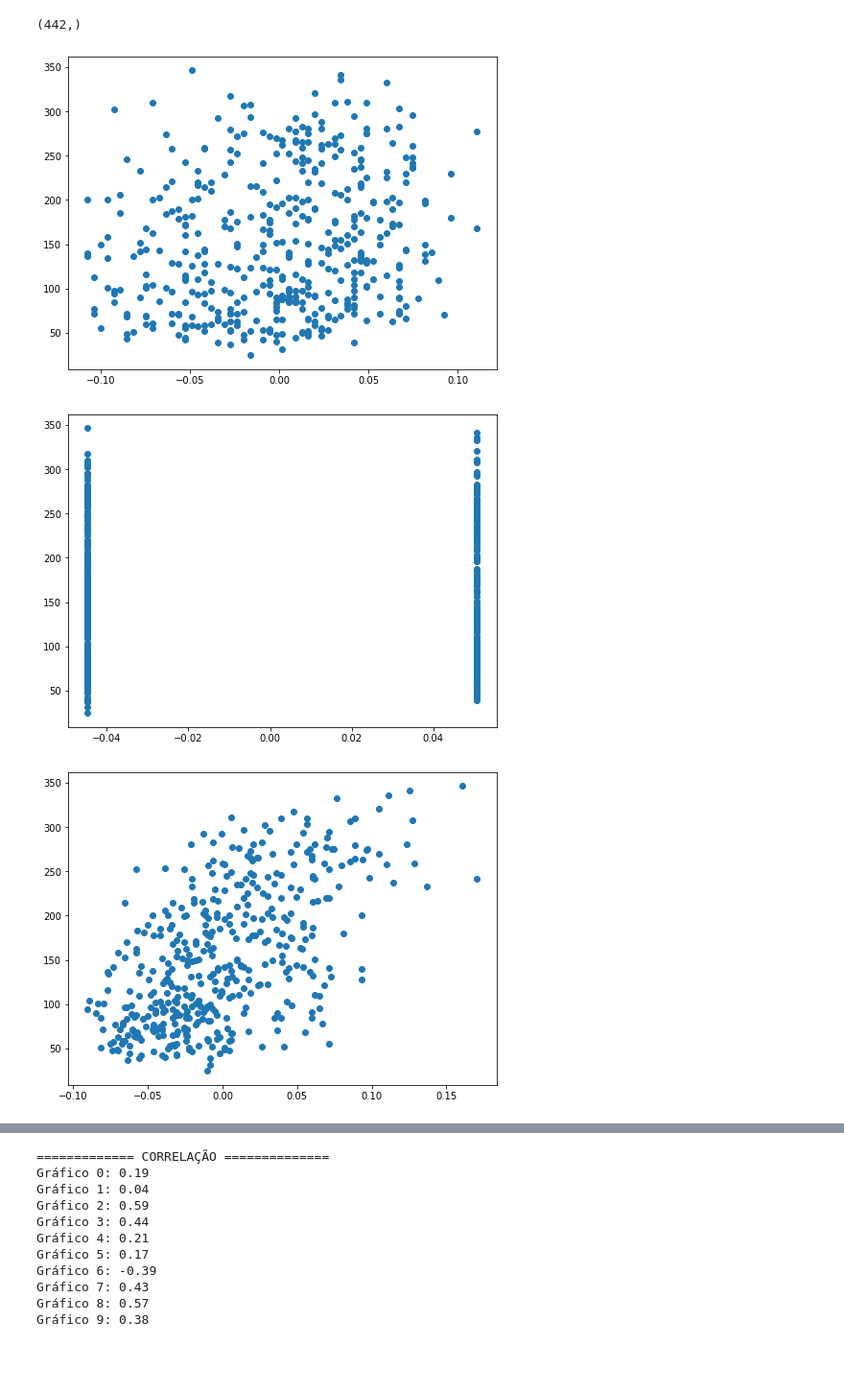
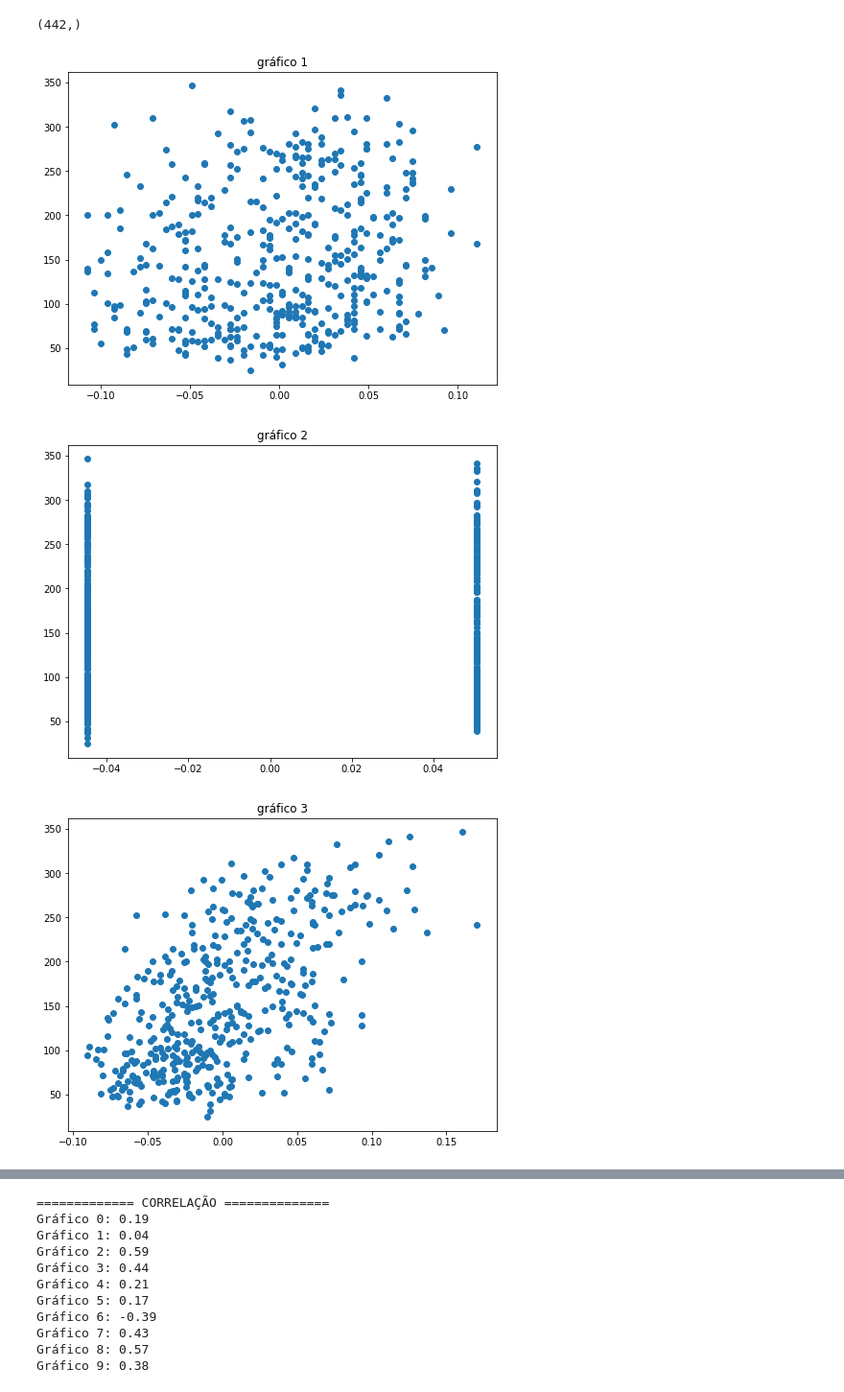
Before and after one commit to Lucas-Souza-Santos/InteligenciaArtificialUFPE, a Jupyter notebook: DatasetDiabete.ipynb, the cells around one changed output, grey strips where cells are left out. Shown at 96% size. Drawn from its saved outputs; the diff is of its cells as text; code cells hidden in the pictures; blank space fills up the shorter version.

```diff
--- a/DatasetDiabete.ipynb
+++ b/DatasetDiabete.ipynb
@@ -23,9 +23,10 @@ y.shape
 # %%
 # Correlação
 for i in range(0, 10):
   plt.figure(figsize=(8, 6))
+  plt.title(f"gráfico {i + 1}")
   plt.scatter(x[:, i], y)
 # %% [output]
-[figure, old version]
+[figure, new version]
-[figure, old version]
+[figure, new version]
-[figure, old version]
+[figure, new version]
```
Also changed, not shown: parts of 1 cell of this notebook.
